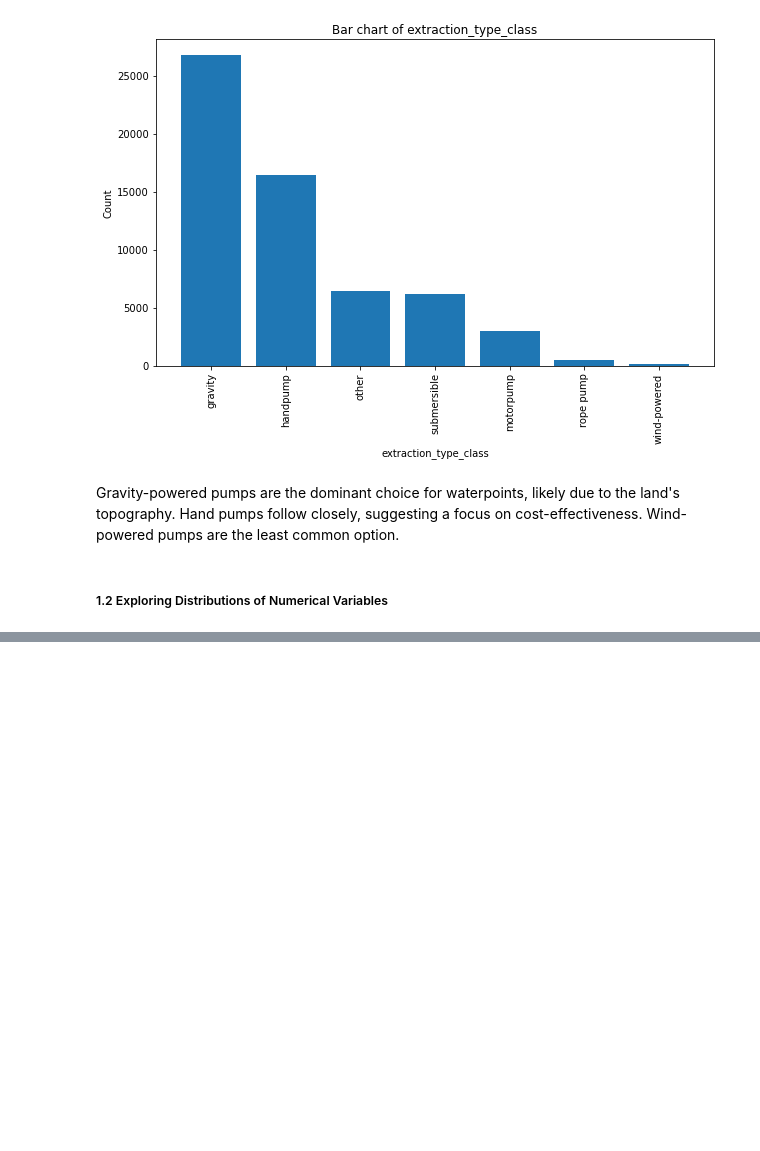
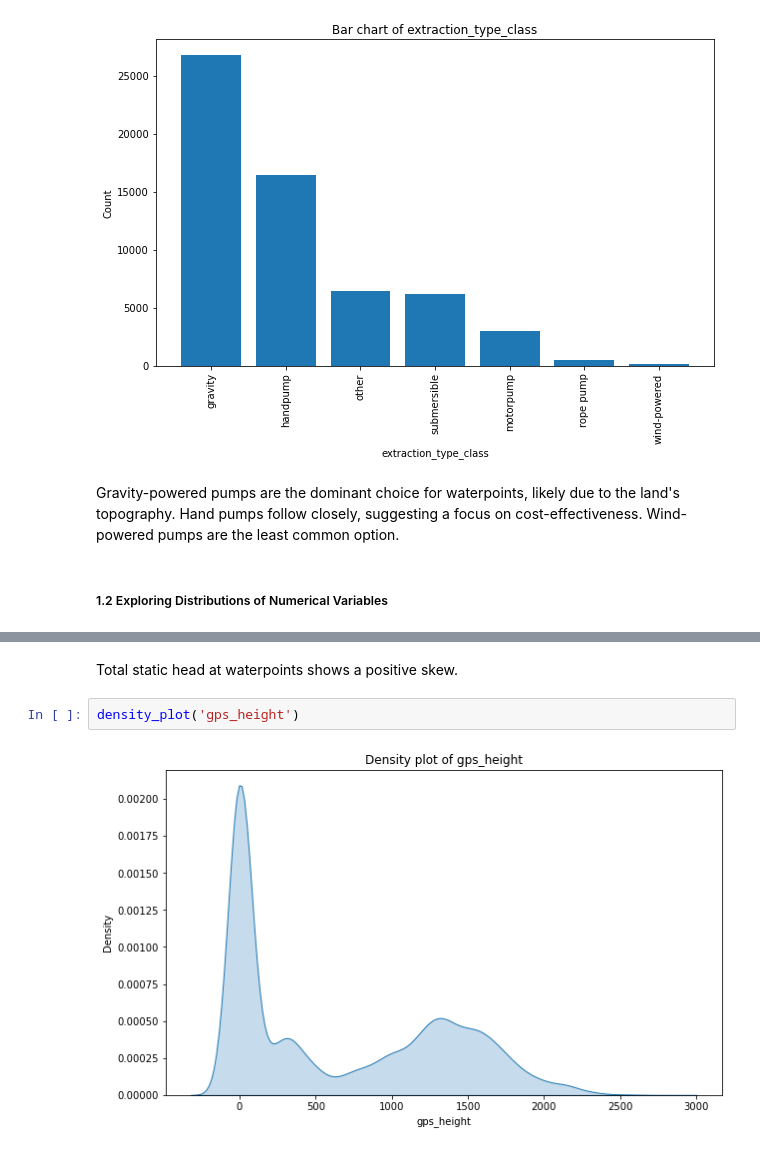
Before and after one commit to Cdasilver29/well-classification-documented, a Jupyter notebook: Technical.ipynb, the cells around one changed output, grey strips where cells are left out. Cells and saved outputs as stored; diff of their text form; blank space fills up the shorter version.

```diff
--- a/Technical.ipynb
+++ b/Technical.ipynb
@@ -993,0 +1007,6 @@ Gravity-powered pumps are the dominant choice for waterpoints, likely due to the
+# %% [markdown]
+Total static head at waterpoints shows a positive skew.
+# %%
+density_plot('gps_height')
+# %% [output]
+[figure, added]
```
Also changed, not shown: parts of 6 cells of this notebook.
